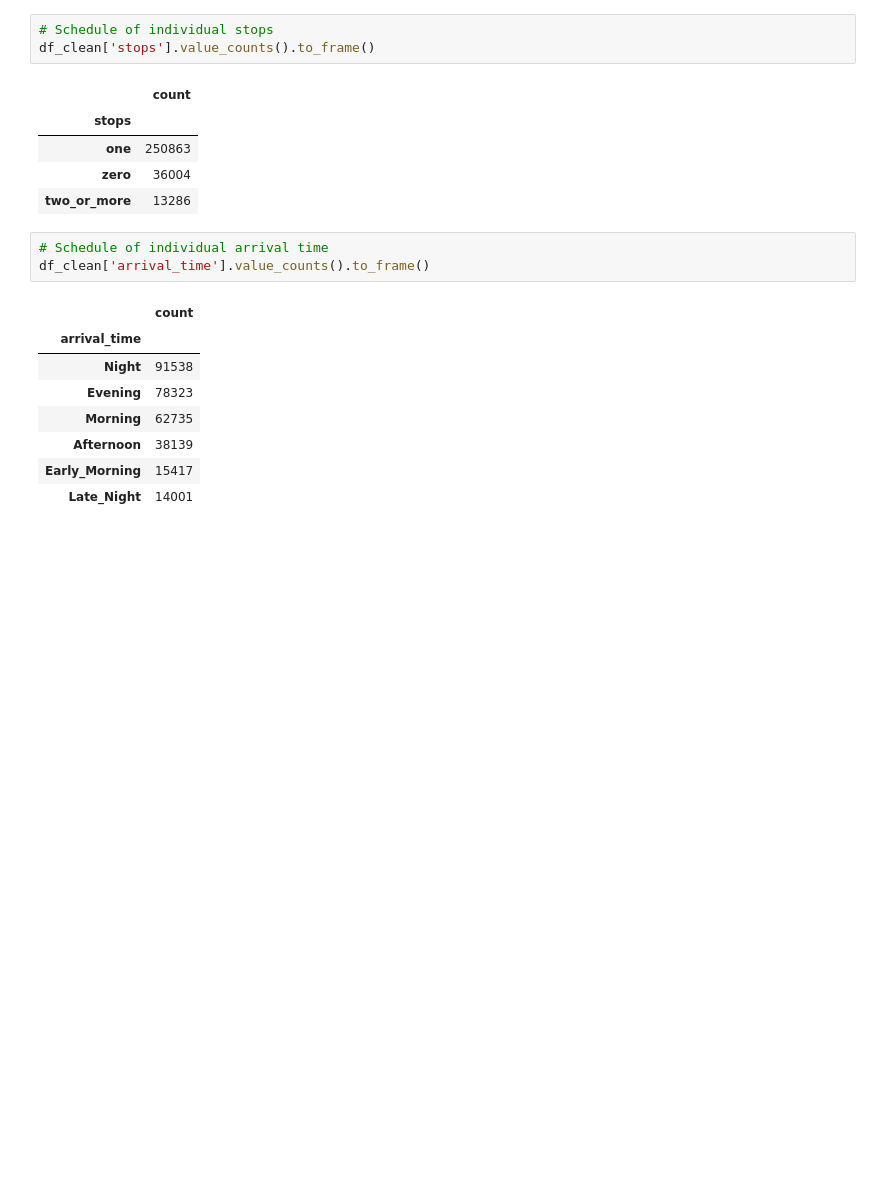
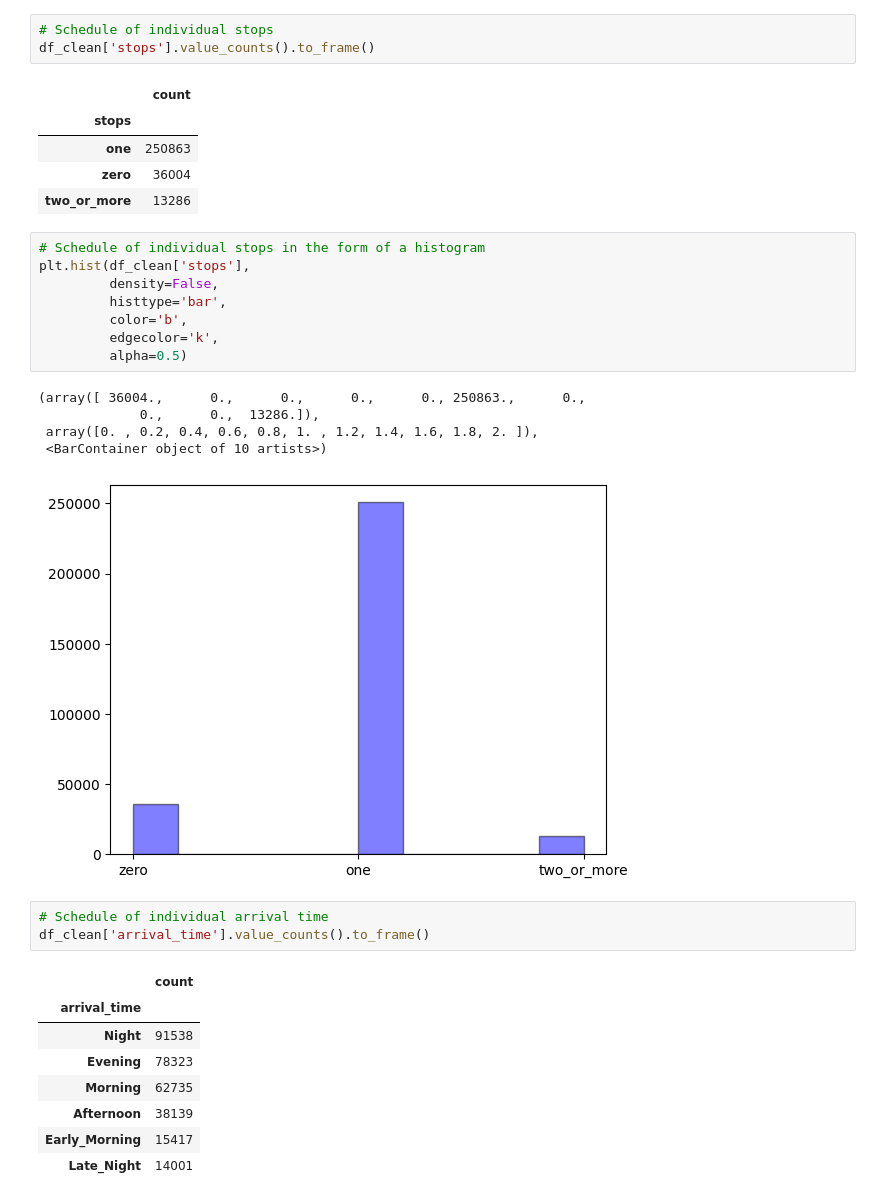
Before and after one commit to Pyame/Flight-Price-Prediction, a Jupyter notebook: main.ipynb, the cells around one changed output. Cells and saved outputs as stored; diff of their text form; blank space fills up the shorter version.

```diff
--- a/main.ipynb
+++ b/main.ipynb
@@ -174,6 +202,20 @@ df_clean['stops'].value_counts().to_frame()
 | one | 250863 |
 | zero | 36004 |
 | two_or_more | 13286 |
+# %%
+# Schedule of individual stops in the form of a histogram
+plt.hist(df_clean['stops'],
+         density=False,
+         histtype='bar',
+         color='b',
+         edgecolor='k',
+         alpha=0.5)
+# %% [output]
+(array([ 36004.,      0.,      0.,      0.,      0., 250863.,      0.,
+             0.,      0.,  13286.]),
+ array([0. , 0.2, 0.4, 0.6, 0.8, 1. , 1.2, 1.4, 1.6, 1.8, 2. ]),
+ <BarContainer object of 10 artists>)
+[figure, added]
 # %%
 # Schedule of individual arrival time
 df_clean['arrival_time'].value_counts().to_frame()
```
Also changed, not shown: parts of 9 cells of this notebook.
